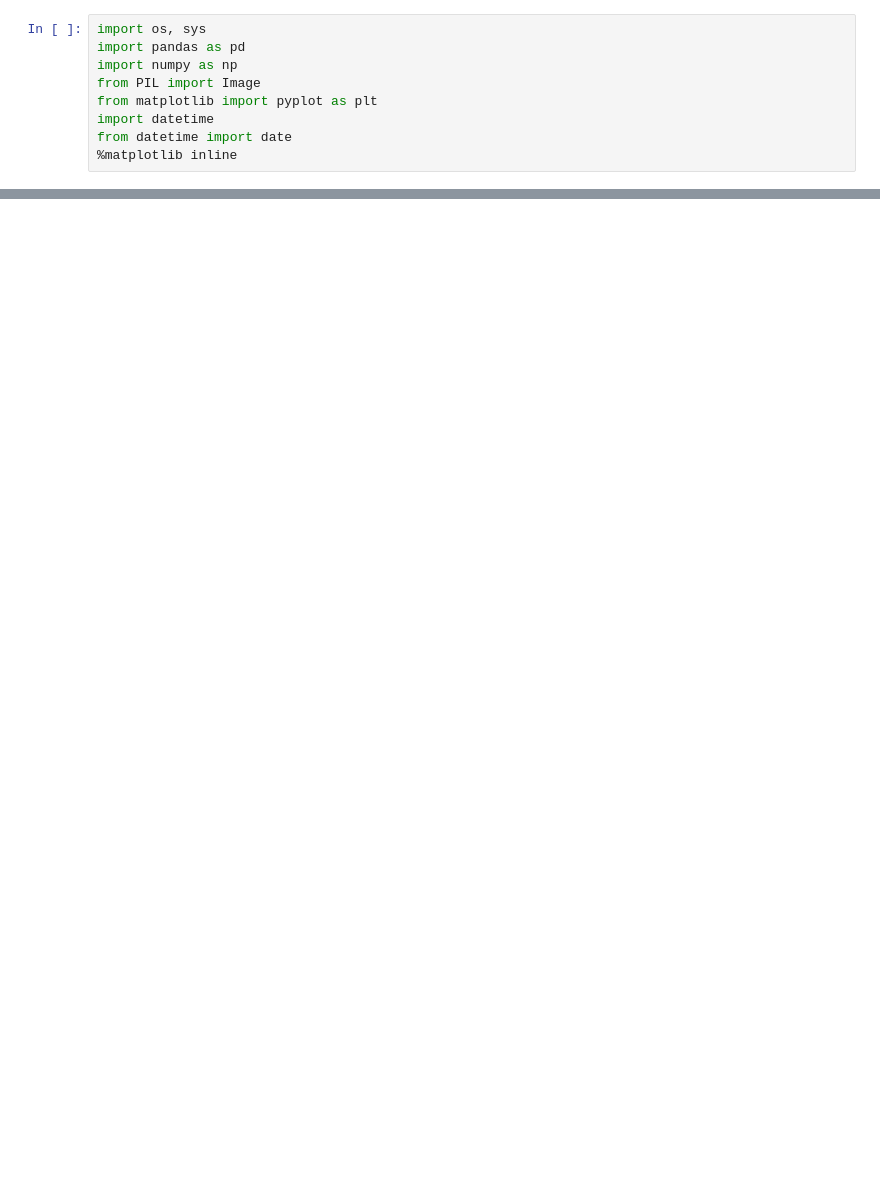
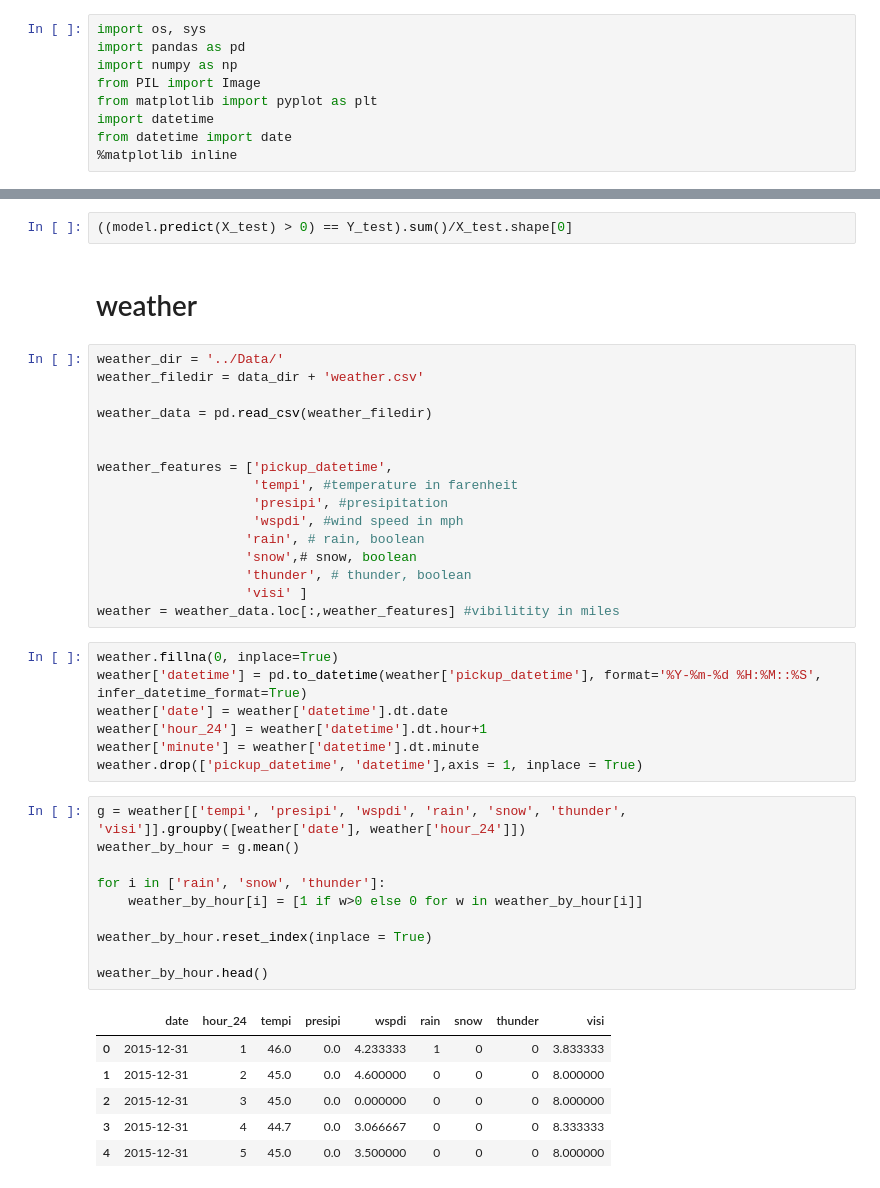
Before and after one commit to wywang5334/Citi-Bikes-Project-CHARM, a Jupyter notebook: Code/clean_data.ipynb, the cells around one changed output, grey strips where cells are left out. Drawn from its saved outputs; the diff is of its cells as text; blank space fills up the shorter version.

Commit message:
merge weather data

```diff
--- a/Code/clean_data.ipynb
+++ b/Code/clean_data.ipynb
@@ -87,0 +72,44 @@ Y = (data['shortage']).as_matrix()
+# %%
+((model.predict(X_test) > 0) == Y_test).sum()/X_test.shape[0]
+# %% [markdown]
+# weather
+# %%
+weather_dir = '../Data/'
+weather_filedir = data_dir + 'weather.csv'
+
+weather_data = pd.read_csv(weather_filedir)
+
+
+weather_features = ['pickup_datetime',
+                    'tempi', #temperature in farenheit
+                    'presipi', #presipitation
+                    'wspdi', #wind speed in mph
+                   'rain', # rain, boolean
+                   'snow',# snow, boolean
+                   'thunder', # thunder, boolean
+                   'visi' ]
+weather = weather_data.loc[:,weather_features] #vibilitity in miles
+# %%
+weather.fillna(0, inplace=True)
+weather['datetime'] = pd.to_datetime(weather['pickup_datetime'], format='%Y-%m-%d %H:%M::%S', infer_datetime_format=True)
+weather['date'] = weather['datetime'].dt.date
+weather['hour_24'] = weather['datetime'].dt.hour+1
+weather['minute'] = weather['datetime'].dt.minute
+weather.drop(['pickup_datetime', 'datetime'],axis = 1, inplace = True)
+# %%
+g = weather[['tempi', 'presipi', 'wspdi', 'rain', 'snow', 'thunder', 'visi']].groupby([weather['date'], weather['hour_24']])
+weather_by_hour = g.mean()
+
+for i in ['rain', 'snow', 'thunder']:
+    weather_by_hour[i] = [1 if w>0 else 0 for w in weather_by_hour[i]]
+
+weather_by_hour.reset_index(inplace = True)
+
+weather_by_hour.head()
+# %% [output]
+|  | date | hour_24 | tempi | presipi | wspdi | rain | snow | thunder | visi |
+| 0 | 2015-12-31 | 1 | 46.0 | 0.0 | 4.233333 | 1 | 0 | 0 | 3.833333 |
+| 1 | 2015-12-31 | 2 | 45.0 | 0.0 | 4.600000 | 0 | 0 | 0 | 8.000000 |
+| 2 | 2015-12-31 | 3 | 45.0 | 0.0 | 0.000000 | 0 | 0 | 0 | 8.000000 |
+| 3 | 2015-12-31 | 4 | 44.7 | 0.0 | 3.066667 | 0 | 0 | 0 | 8.333333 |
+| 4 | 2015-12-31 | 5 | 45.0 | 0.0 | 3.500000 | 0 | 0 | 0 | 8.000000 |
```
Also changed, not shown: parts of 15 cells of this notebook.
